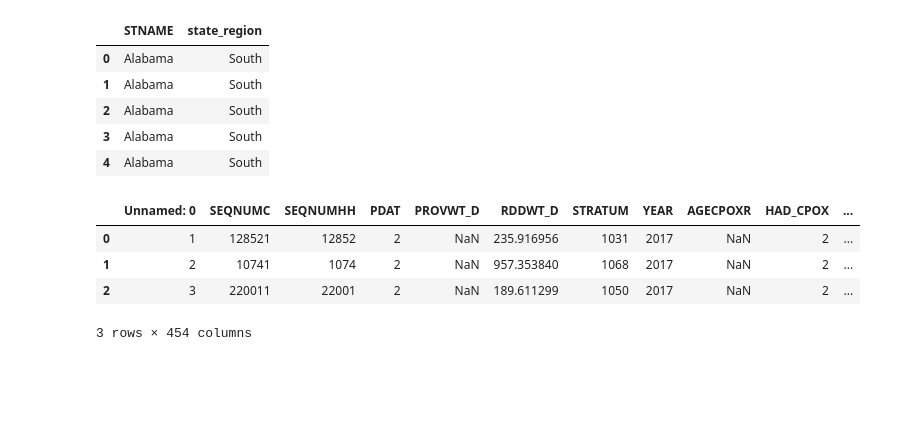
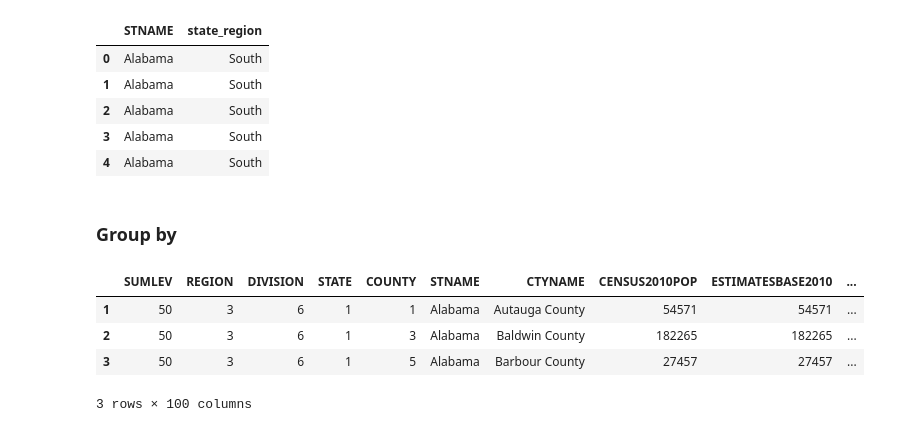
Before and after one commit to danielwon01/Applied-Data-Science-with-Python, a Jupyter notebook: Introduction_to_DS_in_Python/More Data Processing with Pandas.ipynb, the cells around one changed output. Cells and saved outputs as stored; diff of their text form; code cells hidden in the pictures; blank space fills up the shorter version.

```diff
--- a/Introduction_to_DS_in_Python/More Data Processing with Pandas.ipynb
+++ b/Introduction_to_DS_in_Python/More Data Processing with Pandas.ipynb
@@ -305,12 +305,15 @@ df[['STNAME','state_region']].head()
 | 2 | Alabama | South |
 | 3 | Alabama | South |
 | 4 | Alabama | South |
-# %%
-df= pd.read_csv('NISPUF17.csv')
-df.head(3)
-# %% [output]
-|  | Unnamed: 0 | SEQNUMC | SEQNUMHH | PDAT | PROVWT_D | RDDWT_D | STRATUM | YEAR | AGECPOXR | HAD_CPOX | ... |
-| 0 | 1 | 128521 | 12852 | 2 | NaN | 235.916956 | 1031 | 2017 | NaN | 2 | ... |
-| 1 | 2 | 10741 | 1074 | 2 | NaN | 957.353840 | 1068 | 2017 | NaN | 2 | ... |
-| 2 | 3 | 220011 | 22001 | 2 | NaN | 189.611299 | 1050 | 2017 | NaN | 2 | ... |
-3 rows × 454 columns
+# %% [markdown]
+### Group by
+# %%
+df = pd.read_csv("corsera_dataset/census.csv")
+df = df[df["SUMLEV"]== 50]
+df.head(3)
+# %% [output]
+|  | SUMLEV | REGION | DIVISION | STATE | COUNTY | STNAME | CTYNAME | CENSUS2010POP | ESTIMATESBASE2010 | ... |
+| 1 | 50 | 3 | 6 | 1 | 1 | Alabama | Autauga County | 54571 | 54571 | ... |
+| 2 | 50 | 3 | 6 | 1 | 3 | Alabama | Baldwin County | 182265 | 182265 | ... |
+| 3 | 50 | 3 | 6 | 1 | 5 | Alabama | Barbour County | 27457 | 27457 | ... |
+3 rows × 100 columns
```
Also changed, not shown: parts of 32 cells of this notebook.
